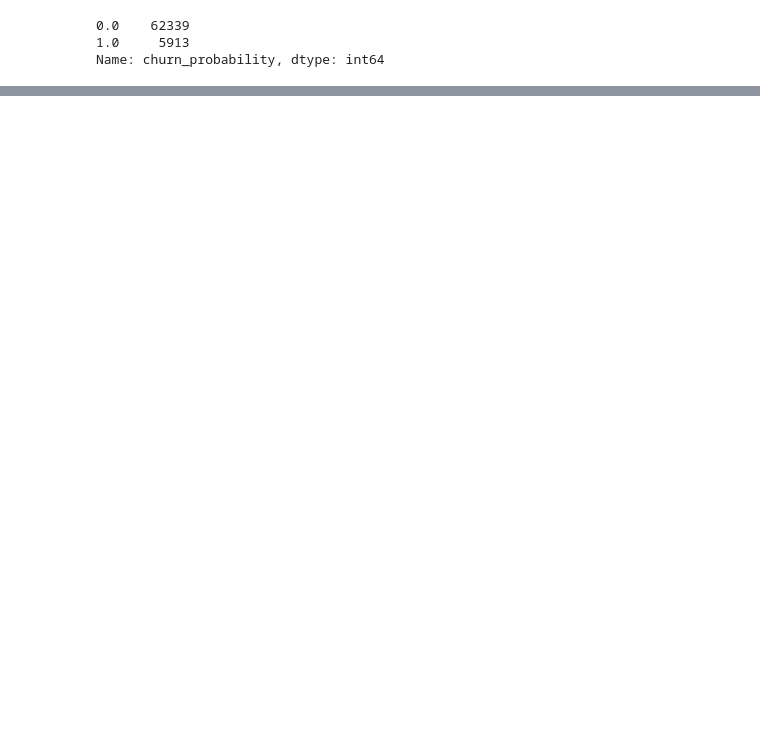
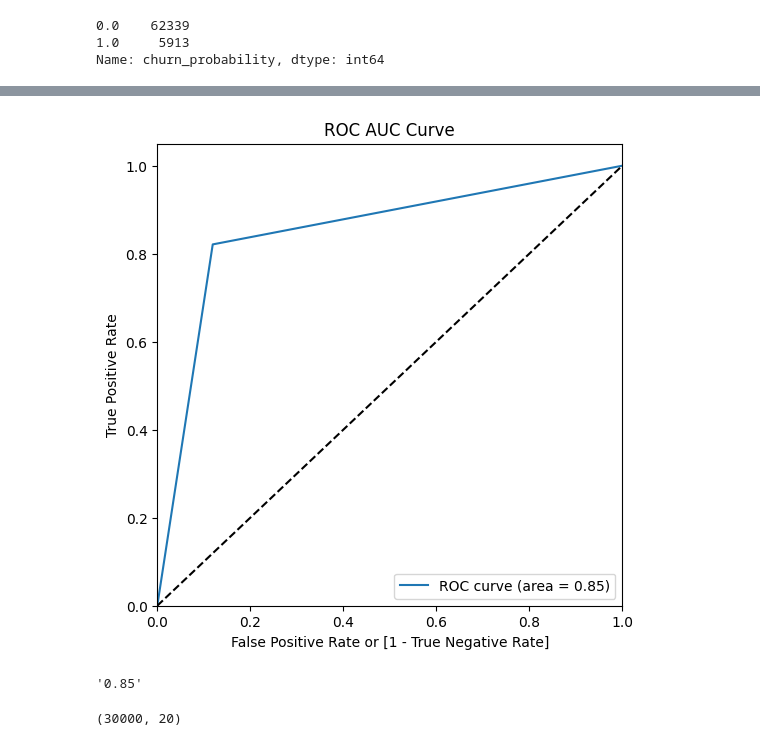
Before and after one commit to jhanjideepak/telecom-churn, a Jupyter notebook: telecome_churn.ipynb, the cells around one changed output, grey strips where cells are left out. Saved outputs shown, nothing was run; the diff lists cells and outputs as text; code cells hidden in the pictures; blank space fills up the shorter version.

```diff
--- a/telecome_churn.ipynb
+++ b/telecome_churn.ipynb
@@ -616,0 +688,4 @@ ValueError: Unknown label type: continuous. Maybe you are trying to fit a classi
+# %%
+# Selected features using RFE
+selected_features = X_train_scaled.columns[rfe.support_]
+selected_features
@@ -616,0 +700,3 @@ ValueError: Unknown label type: continuous. Maybe you are trying to fit a classi
+# %%
+X_train_scaled_final = X_train_scaled[selected_features]
+logreg.fit(X_train_scaled_final, y_train_smote)
@@ -616,0 +786,4 @@ ValueError: Unknown label type: continuous. Maybe you are trying to fit a classi
+# %%
+# Retain only the selected feature from the final model
+X_val_scaled_final = X_val_scaled[selected_features]
+X_val_scaled_final.head()
@@ -616,0 +797,3 @@ ValueError: Unknown label type: continuous. Maybe you are trying to fit a classi
+# %%
+# Get the predicted values from the linear model
+y_val_pred = logreg.predict(X_val_scaled_final)
@@ -616,0 +816,9 @@ ValueError: Unknown label type: continuous. Maybe you are trying to fit a classi
+# %%
+# ROC curve
+fpr, tpr, thresholds = draw_roc(y_val, y_val_pred)
+# %% [output]
+[figure, added]
+# %%
+"{:2.2f}".format(roc_auc_score(y_val, y_val_pred))
+# %% [output]
+'0.85'
@@ -616,0 +830,5 @@ ValueError: Unknown label type: continuous. Maybe you are trying to fit a classi
+# %%
+submission_data = final_df_test[selected_features]
+submission_data.shape
+# %% [output]
+(30000, 20)
```
Also changed, not shown: parts of 27 cells of this notebook, 1 other file.
